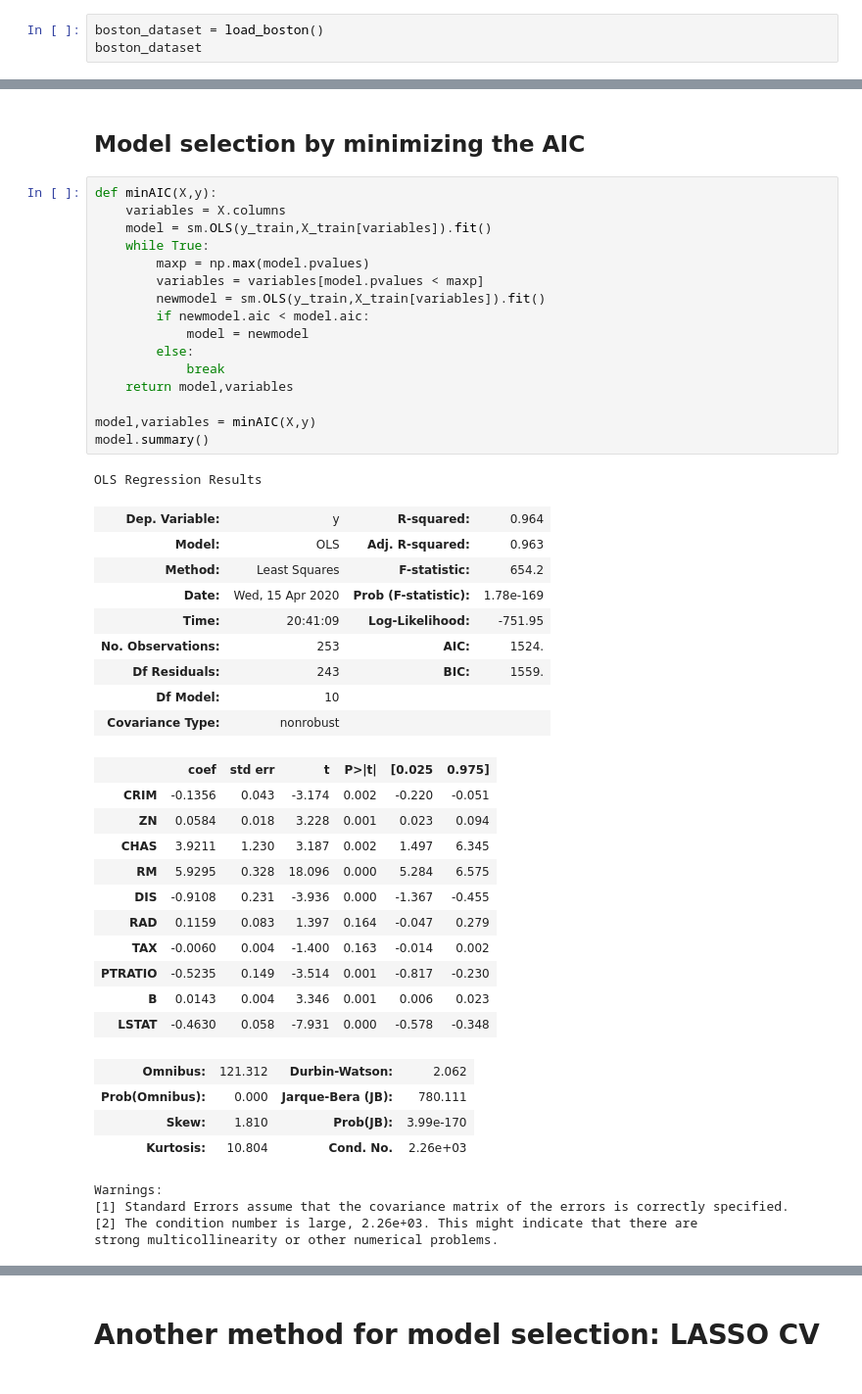
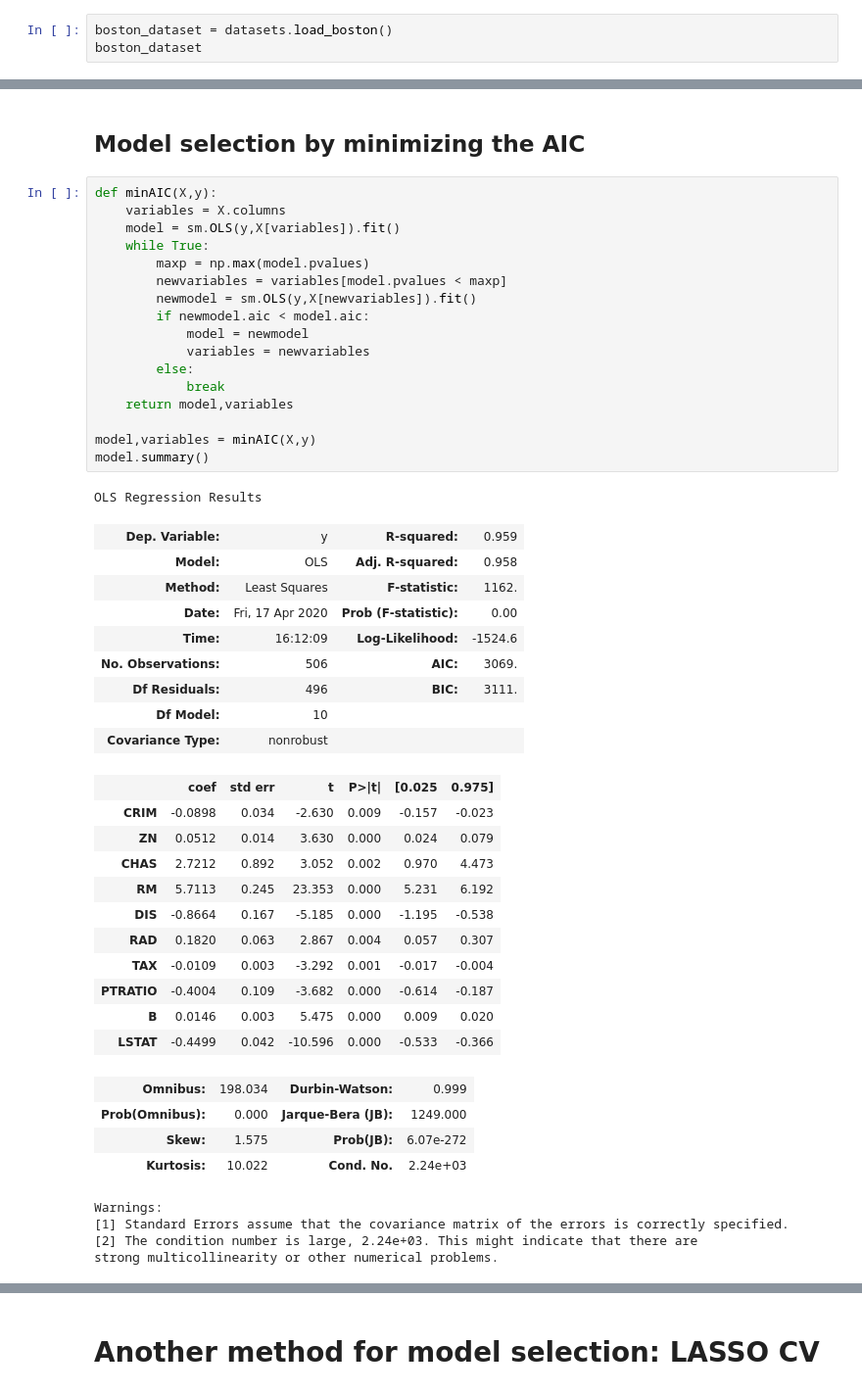
Before and after one commit to orie3120/orie3120-sp2020, a Jupyter notebook: demos/model-selection.ipynb, the cells around one changed output, grey strips where cells are left out. Shown: that part at 98% size. Drawn from its saved outputs; the diff is of its cells as text.

```diff
--- a/demos/model-selection.ipynb
+++ b/demos/model-selection.ipynb
@@ -164,7 +175,7 @@ Warnings:
 # %% [markdown]
 # Now for real data
 # %%
-boston_dataset = load_boston()
+boston_dataset = datasets.load_boston()
 boston_dataset
 # %% [output]
 {'data': array([[6.3200e-03, 1.8000e+01, 2.3100e+00, ..., 1.5300e+01, 3.9690e+02,
@@ -265,48 +276,49 @@ strong multicollinearity or other numerical problems.
 # %%
 def minAIC(X,y):
     variables = X.columns
-    model = sm.OLS(y_train,X_train[variables]).fit()
+    model = sm.OLS(y,X[variables]).fit()
     while True:
         maxp = np.max(model.pvalues)
-        variables = variables[model.pvalues < maxp]
-        newmodel = sm.OLS(y_train,X_train[variables]).fit()
+        newvariables = variables[model.pvalues < maxp]
+        newmodel = sm.OLS(y,X[newvariables]).fit()
         if newmodel.aic < model.aic:
             model = newmodel
+            variables = newvariables
         else:
             break
     return model,variables
 
 model,variables = minAIC(X,y)
 model.summary()
 # %% [output]
 OLS Regression Results
-| Dep. Variable: | y | R-squared: | 0.964 |
-| Model: | OLS | Adj. R-squared: | 0.963 |
-| Method: | Least Squares | F-statistic: | 654.2 |
-| Date: | Wed, 15 Apr 2020 | Prob (F-statistic): | 1.78e-169 |
-| Time: | 20:41:09 | Log-Likelihood: | -751.95 |
-| No. Observations: | 253 | AIC: | 1524. |
-| Df Residuals: | 243 | BIC: | 1559. |
+| Dep. Variable: | y | R-squared: | 0.959 |
+| Model: | OLS | Adj. R-squared: | 0.958 |
+| Method: | Least Squares | F-statistic: | 1162. |
+| Date: | Fri, 17 Apr 2020 | Prob (F-statistic): | 0.00 |
+| Time: | 16:12:09 | Log-Likelihood: | -1524.6 |
+| No. Observations: | 506 | AIC: | 3069. |
+| Df Residuals: | 496 | BIC: | 3111. |
 | Df Model: | 10 |  |  |
 | Covariance Type: | nonrobust |  |  |
 |  | coef | std err | t | P>|t| | [0.025 | 0.975] |
-| CRIM | -0.1356 | 0.043 | -3.174 | 0.002 | -0.220 | -0.051 |
-| ZN | 0.0584 | 0.018 | 3.228 | 0.001 | 0.023 | 0.094 |
-| CHAS | 3.9211 | 1.230 | 3.187 | 0.002 | 1.497 | 6.345 |
-| RM | 5.9295 | 0.328 | 18.096 | 0.000 | 5.284 | 6.575 |
-| DIS | -0.9108 | 0.231 | -3.936 | 0.000 | -1.367 | -0.455 |
-| RAD | 0.1159 | 0.083 | 1.397 | 0.164 | -0.047 | 0.279 |
-| TAX | -0.0060 | 0.004 | -1.400 | 0.163 | -0.014 | 0.002 |
-| PTRATIO | -0.5235 | 0.149 | -3.514 | 0.001 | -0.817 | -0.230 |
-| B | 0.0143 | 0.004 | 3.346 | 0.001 | 0.006 | 0.023 |
-| LSTAT | -0.4630 | 0.058 | -7.931 | 0.000 | -0.578 | -0.348 |
+| CRIM | -0.0898 | 0.034 | -2.630 | 0.009 | -0.157 | -0.023 |
+| ZN | 0.0512 | 0.014 | 3.630 | 0.000 | 0.024 | 0.079 |
+| CHAS | 2.7212 | 0.892 | 3.052 | 0.002 | 0.970 | 4.473 |
+| RM | 5.7113 | 0.245 | 23.353 | 0.000 | 5.231 | 6.192 |
+| DIS | -0.8664 | 0.167 | -5.185 | 0.000 | -1.195 | -0.538 |
+| RAD | 0.1820 | 0.063 | 2.867 | 0.004 | 0.057 | 0.307 |
+| TAX | -0.0109 | 0.003 | -3.292 | 0.001 | -0.017 | -0.004 |
+| PTRATIO | -0.4004 | 0.109 | -3.682 | 0.000 | -0.614 | -0.187 |
+| B | 0.0146 | 0.003 | 5.475 | 0.000 | 0.009 | 0.020 |
+| LSTAT | -0.4499 | 0.042 | -10.596 | 0.000 | -0.533 | -0.366 |
-| Omnibus: | 121.312 | Durbin-Watson: | 2.062 |
-| Prob(Omnibus): | 0.000 | Jarque-Bera (JB): | 780.111 |
-| Skew: | 1.810 | Prob(JB): | 3.99e-170 |
-| Kurtosis: | 10.804 | Cond. No. | 2.26e+03 |
+| Omnibus: | 198.034 | Durbin-Watson: | 0.999 |
+| Prob(Omnibus): | 0.000 | Jarque-Bera (JB): | 1249.000 |
+| Skew: | 1.575 | Prob(JB): | 6.07e-272 |
+| Kurtosis: | 10.022 | Cond. No. | 2.24e+03 |
 Warnings:
 [1] Standard Errors assume that the covariance matrix of the errors is correctly specified.
-[2] The condition number is large, 2.26e+03. This might indicate that there are
+[2] The condition number is large, 2.24e+03. This might indicate that there are
 strong multicollinearity or other numerical problems.
 # %%
 # select on training set, fit on test set
```
Also changed, not shown: parts of 13 cells of this notebook, 3 other files.
